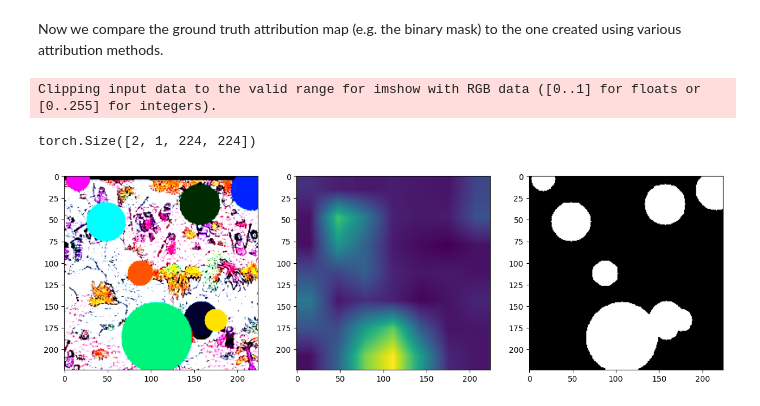
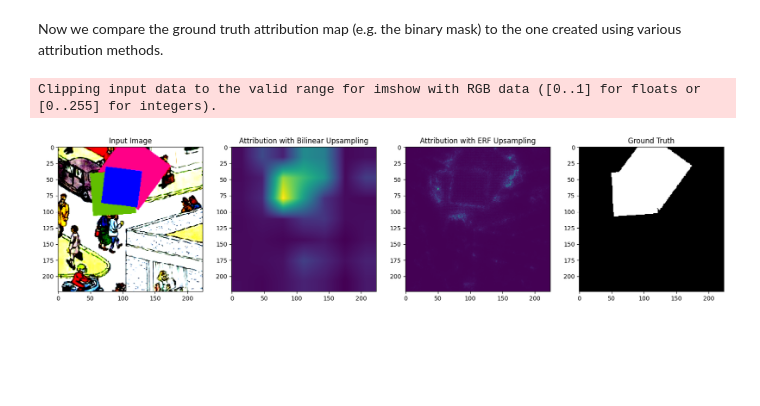
Before and after one commit to liuktc/ML4CV_XAI, a Jupyter notebook: synthetic_test.ipynb, the cells around one changed output. Saved outputs shown, nothing was run; the diff lists cells and outputs as text; code cells hidden in the pictures; blank space fills up the shorter version.

Commit message:
simple updates

```diff
--- a/synthetic_test.ipynb
+++ b/synthetic_test.ipynb
@@ -26,7 +23,7 @@ from data import SynteticFigures
 from torchvision.transforms import InterpolationMode
 
 TEST_SIZE = 256
-BATCH_SIZE = 2
+BATCH_SIZE = 1
 
 background_transform = transforms.Compose([
     transforms.RandomHorizontalFlip(),
@@ -46,9 +43,10 @@ data_test = SynteticFigures(background_path="./data/Waldo",
                             num_shapes_per_image=3,
                             image_transform=preprocess,
                             background_transform=background_transform,
-                            mask_preprocess=mask_preprocess)
+                            mask_preprocess=mask_preprocess,
+                            num_other_shapes=0)
 
-test_dl = DataLoader(data_test, BATCH_SIZE, shuffle=True)
+test_dl = DataLoader(data_test, BATCH_SIZE, shuffle=False)
 # %%
 for images,mask, labels in test_dl:
     print(images.shape, labels.shape)
@@ -65,38 +63,48 @@ torch.Size([2, 3, 224, 224]) torch.Size([2])
 # %% [markdown]
 Now we compare the ground truth attribution map (e.g. the binary mask) to the one created using various attribution methods.
 # %%
-from utils import _GradCAMPlusPlus, SimpleUpsampling
+from utils import _GradCAMPlusPlus, SimpleUpsampling, ERFUpsampling
 
 attribute_method = _GradCAMPlusPlus(model, model.features[-1])
-upsample = SimpleUpsampling((224,224))
-for images, masks, labels in test_dl:
+upsample1 = SimpleUpsampling((224,224))
+upsample2 = ERFUpsampling(model,model.features[-1], device)
+INDEX = 3
+for i, (images, masks, labels) in enumerate(test_dl):
+    if i < INDEX:
+        continue
     labels = labels.to(device).reshape(-1)
     images = images.to(device)
 
     attributions = attribute_method.attribute(
         input_tensor=images,
         model=model,
         layer=model.features[-1],
         target=labels,
         baseline_dist=None,
     )
 
-    attributions = upsample(attributions, None)
-
-    print(attributions.shape)
-
-    plt.figure(figsize=(15,5))
-    plt.subplot(1,3,1)
+    maps1 = upsample1(attributions, images)
+    maps2 = upsample2(attributions, images)
+    plt.figure(figsize=(20,5))
+    plt.subplot(1,4,1)
+    plt.title("Input Image")
     plt.imshow(images[0].permute(1,2,0))
-    plt.subplot(1,3,2)
+    plt.subplot(1,4,2)
+    plt.title("Attribution with Bilinear Upsampling")
     # plt.show()
-    plt.imshow(attributions[0][0])
-    plt.subplot(1,3,3)
+    plt.imshow(maps1[0][0])
+    plt.subplot(1,4,3)
+    plt.title("Attribution with ERF Upsampling")
+    plt.imshow(maps2[0][0])
+    plt.subplot(1,4,4)
+    plt.title("Ground Truth")
 
     # plt.show()
     plt.imshow(masks[0].permute(1,2,0))
+
+    plt.savefig(f"./plots/gradcam_{i}.pdf", format="pdf", dpi=600)
+    plt.show()
     break
 # %% [output]
 Clipping input data to the valid range for imshow with RGB data ([0..1] for floats or [0..255] for integers).
-torch.Size([2, 1, 224, 224])
-[figure, old version]
+[figure, new version]
```
Also changed, not shown: parts of 2 cells of this notebook, 7 other files.
